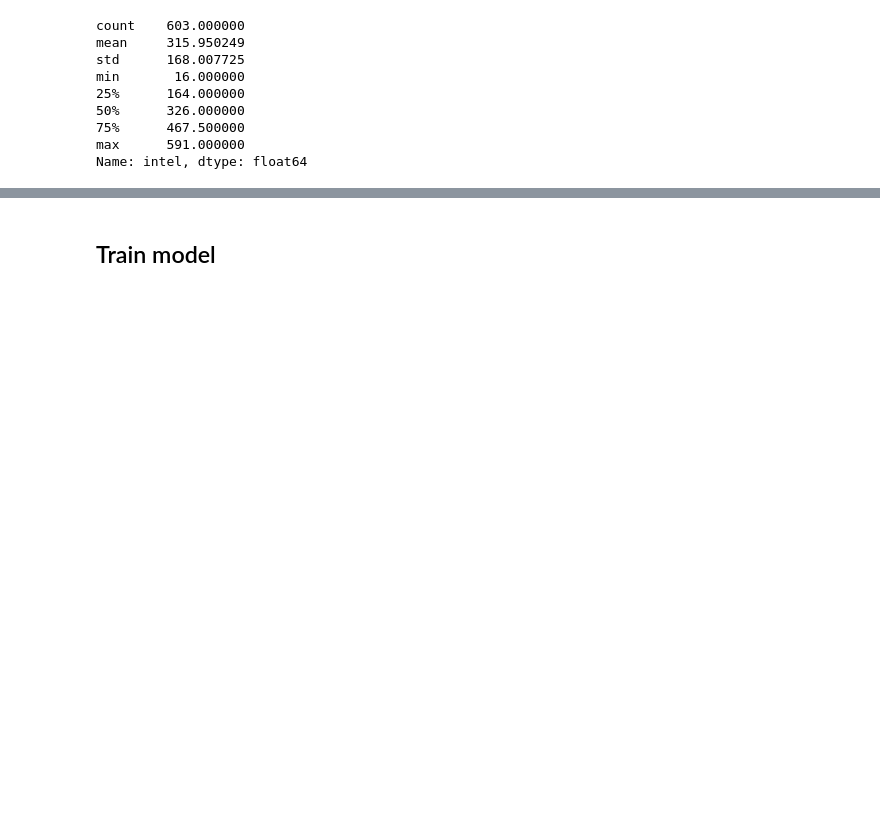
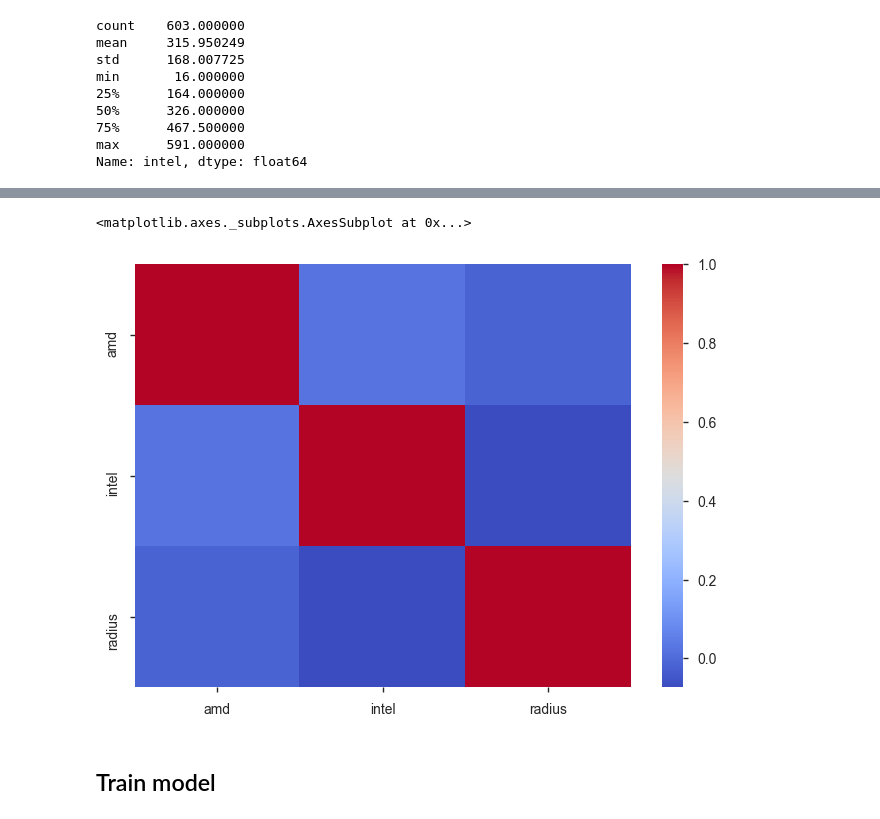
Before and after one commit to EldanGS/Data_Science, a Jupyter notebook: Yessenov Data Lab/YDL_competation/YDL_kaggle.ipynb, the cells around one changed output, grey strips where cells are left out. Drawn from its saved outputs; the diff is of its cells as text; code cells hidden in the pictures; blank space fills up the shorter version.

```diff
--- a/Yessenov Data Lab/YDL_competation/YDL_kaggle.ipynb
+++ b/Yessenov Data Lab/YDL_competation/YDL_kaggle.ipynb
@@ -108,3 +110,8 @@ Name: intel, dtype: float64
+# %%
+sns.heatmap(data_train.corr(), cmap='coolwarm')
+# %% [output]
+<matplotlib.axes._subplots.AxesSubplot at 0x...>
+[figure, added]
 # %% [markdown]
 ## Train model
 # %%
```
Also changed, not shown: parts of 39 cells of this notebook, 5 other files.
